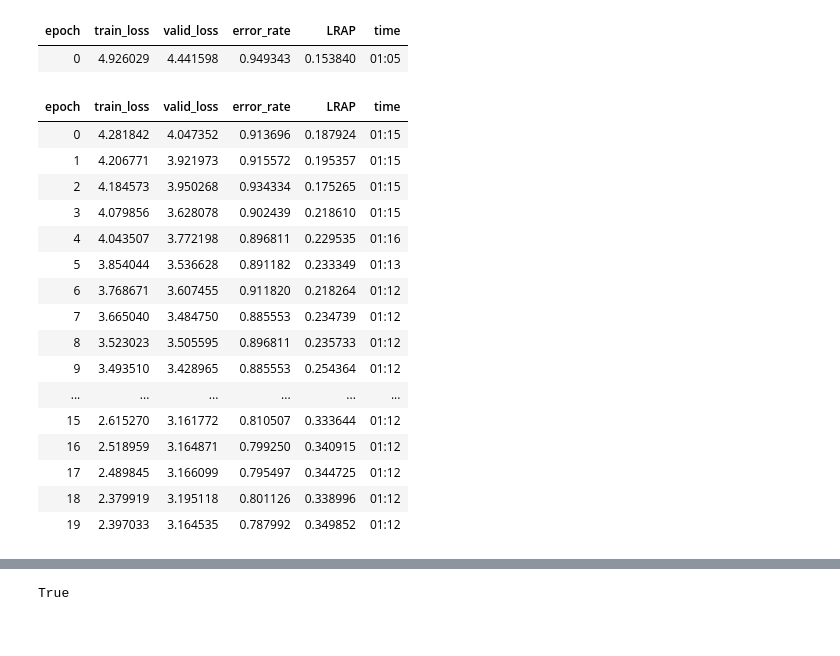
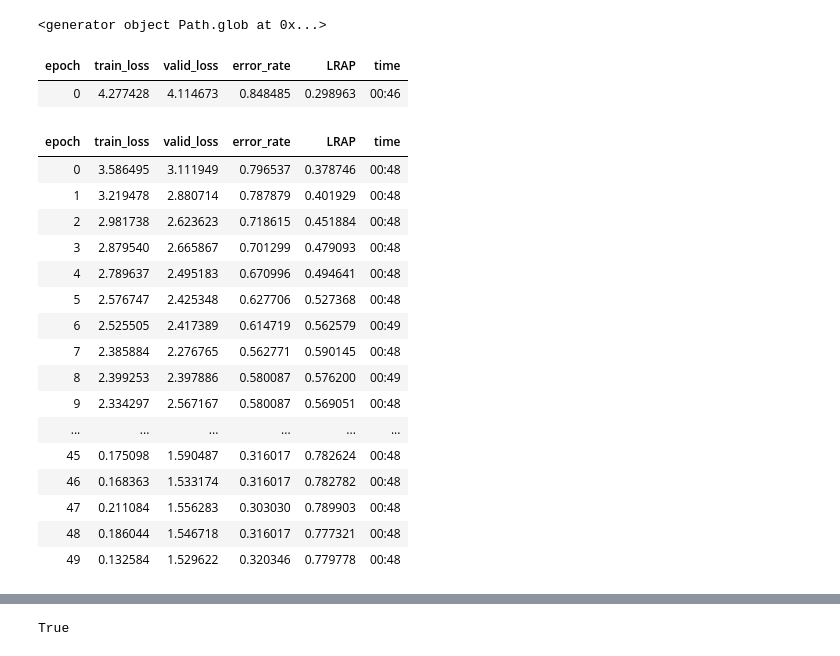
Before and after one commit to KidElectric/rfcx_kaggle, a Jupyter notebook: notebooks/3.0-bri-train-models-experiments.ipynb, the cells around one changed output, grey strips where cells are left out. Cells and saved outputs as stored; diff of their text form; code cells hidden in the pictures.

```diff
--- a/notebooks/3.0-bri-train-models-experiments.ipynb
+++ b/notebooks/3.0-bri-train-models-experiments.ipynb
@@ -44,39 +77,42 @@ Path('D:/KidElectric/rfcx_kaggle/data/interim/clip_decomp')
+# %%
+CC_DATA_OUT.joinpath('clip_decomp').glob('*.png')
+# %% [output]
+<generator object Path.glob at 0x...>
 # %%
-# 1 model trained on TP and FP test
+# 1 model trained on TP(24 classes) and FP (as one class)
 def which_singer(x): return x.parts[-1].split('_')[1]
 
-path =CC_DATA_OUT.joinpath('train').joinpath('clip_decomp')
-#mixup = MixUp(0.5) #or whatever
+path =CC_DATA_OUT.joinpath('train').joinpath('clip_decomp_tp')
 dls = ImageDataLoaders.from_path_func(
     path, get_image_files(path), valid_pct=0.2, seed=42,
     label_func=which_singer, item_tfms=Resize(512,ResizeMethod.Squish), #resnet18, 512, 30e, Aug1 = 0.244? --> does perform better
-    batch_tfms=aug_transforms(mult=1,do_flip=False,flip_vert=False), #max_rotate=5.0, do_flip=False, flip_vert=False
+    batch_tfms=aug_transforms(mult=2, do_flip=False), #max_rotate=5.0, do_flip=False, flip_vert=False
     num_workers=0,bs=6) # batch_tfms=aug_transforms(mult=2), -- necessary? or no?
 #Note: full specs are also now in the tp_clips folder as of 11/23 (not sure if this is good idea)
 # learn = cnn_learner(dls, resnet18, metrics=error_rate, cbs=mixup) #error_rate, Ideally LRAP, cnn_learner
-learn = cnn_learner(dls, resnet34, metrics=[error_rate, LRAP]) #Note LRAP different than LWLRAP
-learn.fine_tune(20) # loss_func = LabelSmoothingCrossEntropy(), cbs=Mixup
+learn = cnn_learner(dls, resnet50, metrics=[error_rate, LRAP]) #Note LRAP different than LWLRAP
+learn.fine_tune(50) # loss_func = LabelSmoothingCrossEntropy(), cbs=Mixup
 #lr_min,lr_steep=learn.lr_find()
 # learn.fit_one_cycle(4,3e-3)
 # learn.unfreeze()
 # learn.fit_one_cycle(5,lr_max=slice(1e-7,3e-3)) #Set lower learning rate for earlier layers than later layers
 # %% [output]
 | epoch | train_loss | valid_loss | error_rate | LRAP | time |
-| 0 | 4.926029 | 4.441598 | 0.949343 | 0.153840 | 01:05 |
+| 0 | 4.277428 | 4.114673 | 0.848485 | 0.298963 | 00:46 |
 | epoch | train_loss | valid_loss | error_rate | LRAP | time |
-| 0 | 4.281842 | 4.047352 | 0.913696 | 0.187924 | 01:15 |
-| 1 | 4.206771 | 3.921973 | 0.915572 | 0.195357 | 01:15 |
-| 2 | 4.184573 | 3.950268 | 0.934334 | 0.175265 | 01:15 |
-| 3 | 4.079856 | 3.628078 | 0.902439 | 0.218610 | 01:15 |
-| 4 | 4.043507 | 3.772198 | 0.896811 | 0.229535 | 01:16 |
-| 5 | 3.854044 | 3.536628 | 0.891182 | 0.233349 | 01:13 |
-| 6 | 3.768671 | 3.607455 | 0.911820 | 0.218264 | 01:12 |
-| 7 | 3.665040 | 3.484750 | 0.885553 | 0.234739 | 01:12 |
-| 8 | 3.523023 | 3.505595 | 0.896811 | 0.235733 | 01:12 |
-| 9 | 3.493510 | 3.428965 | 0.885553 | 0.254364 | 01:12 |
+| 0 | 3.586495 | 3.111949 | 0.796537 | 0.378746 | 00:48 |
+| 1 | 3.219478 | 2.880714 | 0.787879 | 0.401929 | 00:48 |
+| 2 | 2.981738 | 2.623623 | 0.718615 | 0.451884 | 00:48 |
+| 3 | 2.879540 | 2.665867 | 0.701299 | 0.479093 | 00:48 |
+| 4 | 2.789637 | 2.495183 | 0.670996 | 0.494641 | 00:48 |
+| 5 | 2.576747 | 2.425348 | 0.627706 | 0.527368 | 00:48 |
+| 6 | 2.525505 | 2.417389 | 0.614719 | 0.562579 | 00:49 |
+| 7 | 2.385884 | 2.276765 | 0.562771 | 0.590145 | 00:48 |
+| 8 | 2.399253 | 2.397886 | 0.580087 | 0.576200 | 00:49 |
+| 9 | 2.334297 | 2.567167 | 0.580087 | 0.569051 | 00:48 |
 | ... | ... | ... | ... | ... | ... |
-| 15 | 2.615270 | 3.161772 | 0.810507 | 0.333644 | 01:12 |
-| 16 | 2.518959 | 3.164871 | 0.799250 | 0.340915 | 01:12 |
-| 17 | 2.489845 | 3.166099 | 0.795497 | 0.344725 | 01:12 |
-| 18 | 2.379919 | 3.195118 | 0.801126 | 0.338996 | 01:12 |
-| 19 | 2.397033 | 3.164535 | 0.787992 | 0.349852 | 01:12 |
+| 45 | 0.175098 | 1.590487 | 0.316017 | 0.782624 | 00:48 |
+| 46 | 0.168363 | 1.533174 | 0.316017 | 0.782782 | 00:48 |
+| 47 | 0.211084 | 1.556283 | 0.303030 | 0.789903 | 00:48 |
+| 48 | 0.186044 | 1.546718 | 0.316017 | 0.777321 | 00:48 |
+| 49 | 0.132584 | 1.529622 | 0.320346 | 0.779778 | 00:48 |
```
Also changed, not shown: parts of 5 cells of this notebook, 1 other file.
